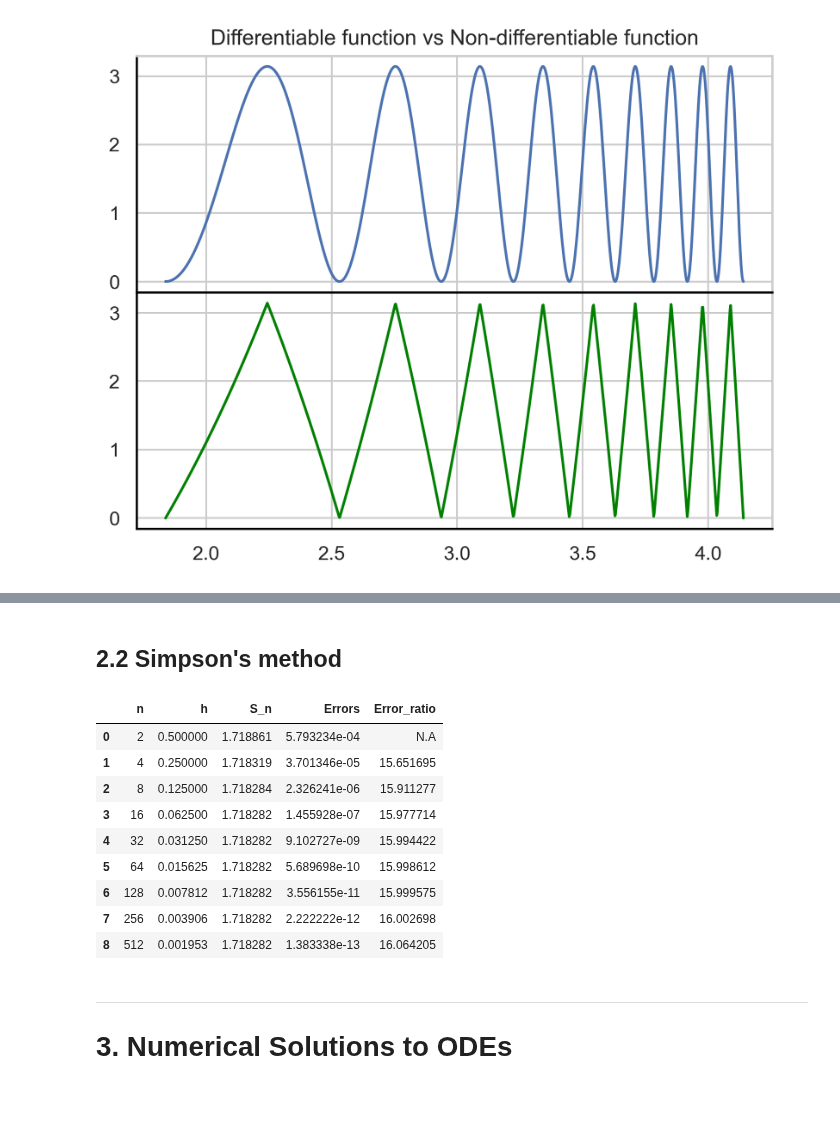
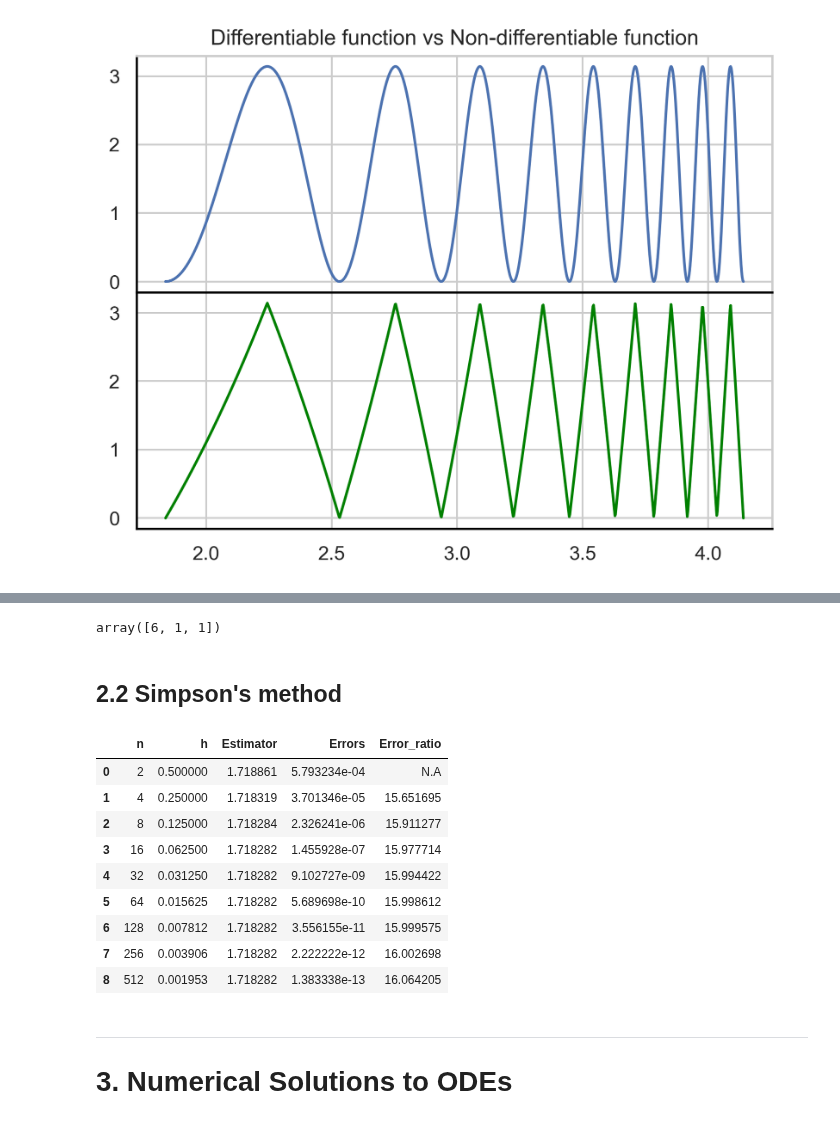
Before and after one commit to MattiaBarbiere/Numerical-methods-for-computing-integrals-and-solving-ODEs, a Jupyter notebook: Examples.ipynb, the cells around one changed output, grey strips where cells are left out. Drawn from its saved outputs; the diff is of its cells as text; code cells hidden in the pictures.

Commit message:
Finishing the diff vs non-diff example

```diff
--- a/Examples.ipynb
+++ b/Examples.ipynb
@@ -529,15 +430,0 @@ table_diff_vs_non_diff(trap_integration, diff, non_diff, a, b, 512, step=2, n_la
-# %%
-
-n_list = range(1,512)
-diff_vals = []
-non_diff_vals = []
-fig, ax = plt.subplots()
-real_diff = trap_integration(diff, a, b, 1000)
-real_non_diff = trap_integration(non_diff, a, b, 1000)
-for n in n_list:
-    non_diff_vals.append(abs(trap_integration(non_diff, a, b, n)-real_non_diff))
-    diff_vals.append(abs(trap_integration(diff, a, b, n)- real_diff))
-
-ax.plot(n_list[30:], non_diff_vals[30:])
-ax.plot(n_list[30:], diff_vals[30:])
-plt.show()
@@ -545,0 +525,22 @@ plt.show()
+# %%
+#A method applied to a given function
+def method_errors(method, func, a, b, n_max, n_large=100000):
+    n_vals = [n for n in range(1,n_max+1)]
+    vals = np.array([method(func, a, b, n) for n in n_vals])
+    real_vals = method(func, a, b, n_large) * np.ones(len(n_vals))
+    errors = abs(vals - real_vals)
+    return n_vals, errors
+
+a = np.log(2*np.pi)
+b = np.log(20*np.pi)
+n_vals, diff_err = method_errors(trap_integration, diff, a, b, 300)
+non_diff_err = method_errors(trap_integration, non_diff, a, b, 300)[1]
+
+
+#Plotting the two functions
+fig,ax = plt.subplots(2)
+ax[0].plot(n_vals, diff_err)
+ax[0].plot(n_vals, non_diff_err)
+ax[1].plot(n_vals[30:], diff_err[30:])
+ax[1].plot(n_vals[30:], non_diff_err[30:])
+plt.show()
@@ -546,3 +549,7 @@ plt.show()
+# %%
+abs(np.array([1,2,3]) - np.array([7,1,2]))
+# %% [output]
+array([6, 1, 1])
 # %% [markdown]
 ## 2.2 Simpson's method
 # %%
@@ -636,10 +595,9 @@ def cubic(x):
 #It is exact!
 print("Cubic:", simpson(cubic, 0, 1, 2))
 # %%
-#Simple example with exponential
-table_of_approx_simp(np.exp, 0, 1, np.exp(1)-1, 1000,2)
+table_method(simpson, np.exp, 0, 1, 1000, np.exp(1)-1, 2)
 # %% [output]
-|  | n | h | S_n | Errors | Error_ratio |
+|  | n | h | Estimator | Errors | Error_ratio |
 | 0 | 2 | 0.500000 | 1.718861 | 5.793234e-04 | N.A |
 | 1 | 4 | 0.250000 | 1.718319 | 3.701346e-05 | 15.651695 |
 | 2 | 8 | 0.125000 | 1.718284 | 2.326241e-06 | 15.911277 |
```
Also changed, not shown: parts of 15 cells of this notebook.
